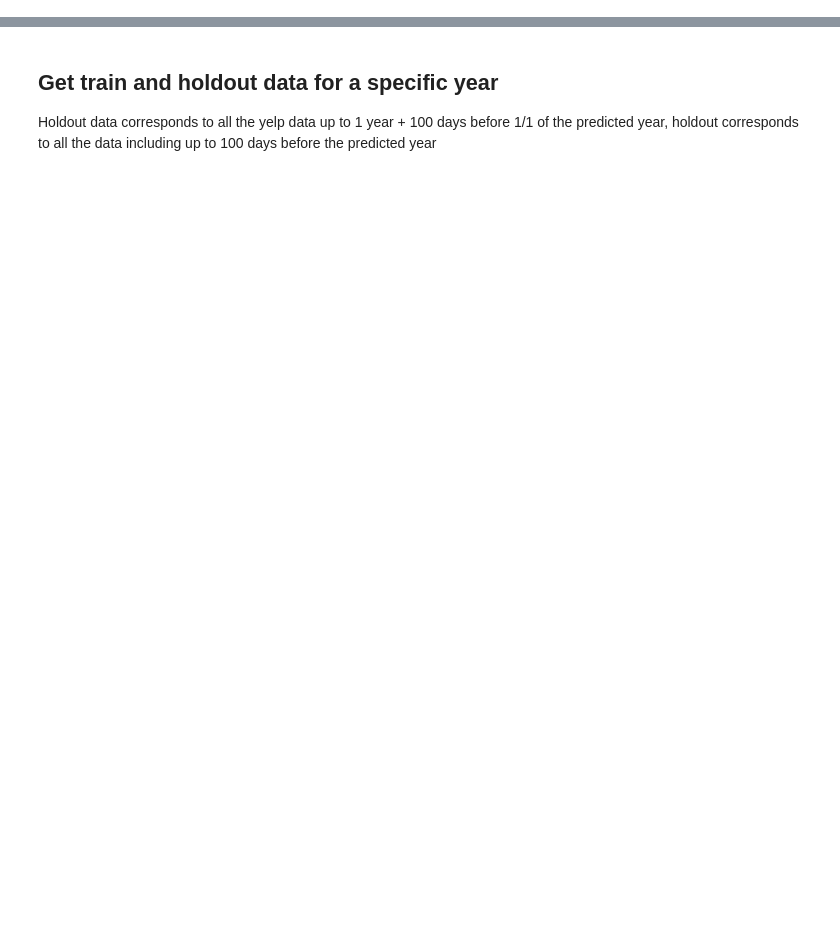
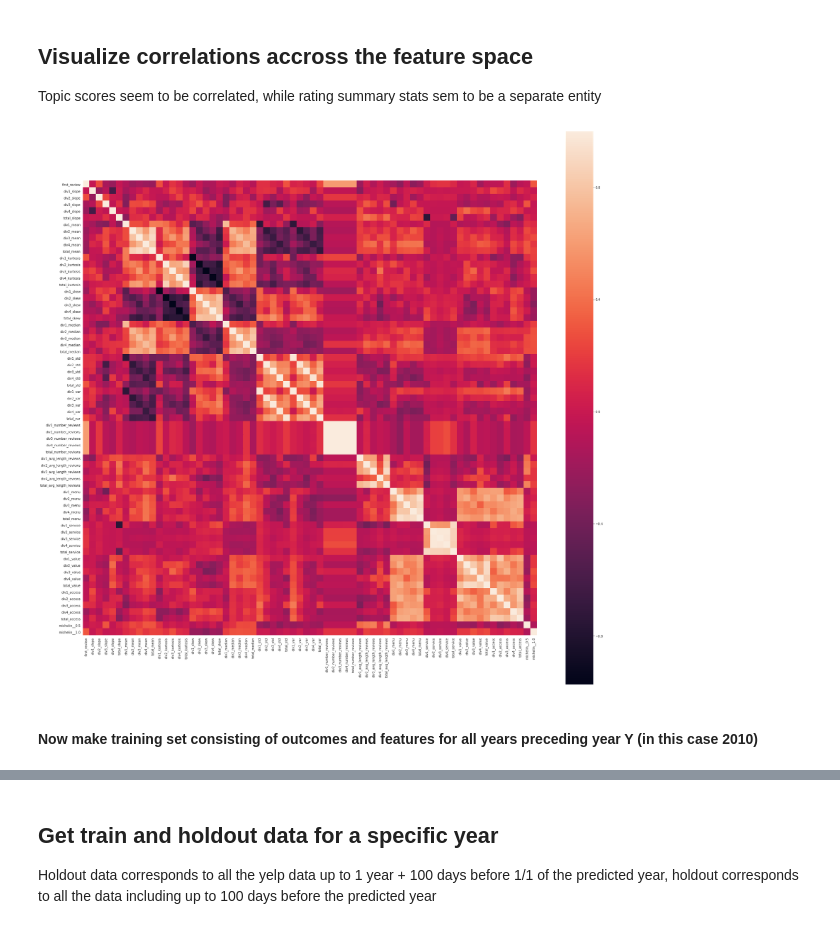
Before and after one commit to ysheynin/Michelin_Survivor_NYC, a Jupyter notebook: Michelin Survival Analysis.ipynb, the cells around one changed output, grey strips where cells are left out. Drawn from its saved outputs; the diff is of its cells as text; code cells hidden in the pictures; blank space fills up the shorter version.

```diff
--- a/Michelin Survival Analysis.ipynb
+++ b/Michelin Survival Analysis.ipynb
@@ -449,0 +542,14 @@ yelp_data = get_review_topic_weights()
+# %% [markdown]
+## Visualize correlations accross the feature space
+Topic scores seem to be correlated, while rating summary stats sem to be a separate entity
+# %%
+import seaborn as sns
+import matplotlib.pyplot as plt
+plt.figure(figsize=(32, 32))
+corr = year_X.corr(method = 'pearson')
+with sns.axes_style("white"):
+    ax = sns.heatmap(corr, vmax=1, square=True)
+# %% [output]
+[figure, added]
+# %% [markdown]
+#### Now make training set consisting of outcomes and features for all years preceding year Y (in this case 2010)
```
Also changed, not shown: parts of 42 cells of this notebook, 24 other files.
